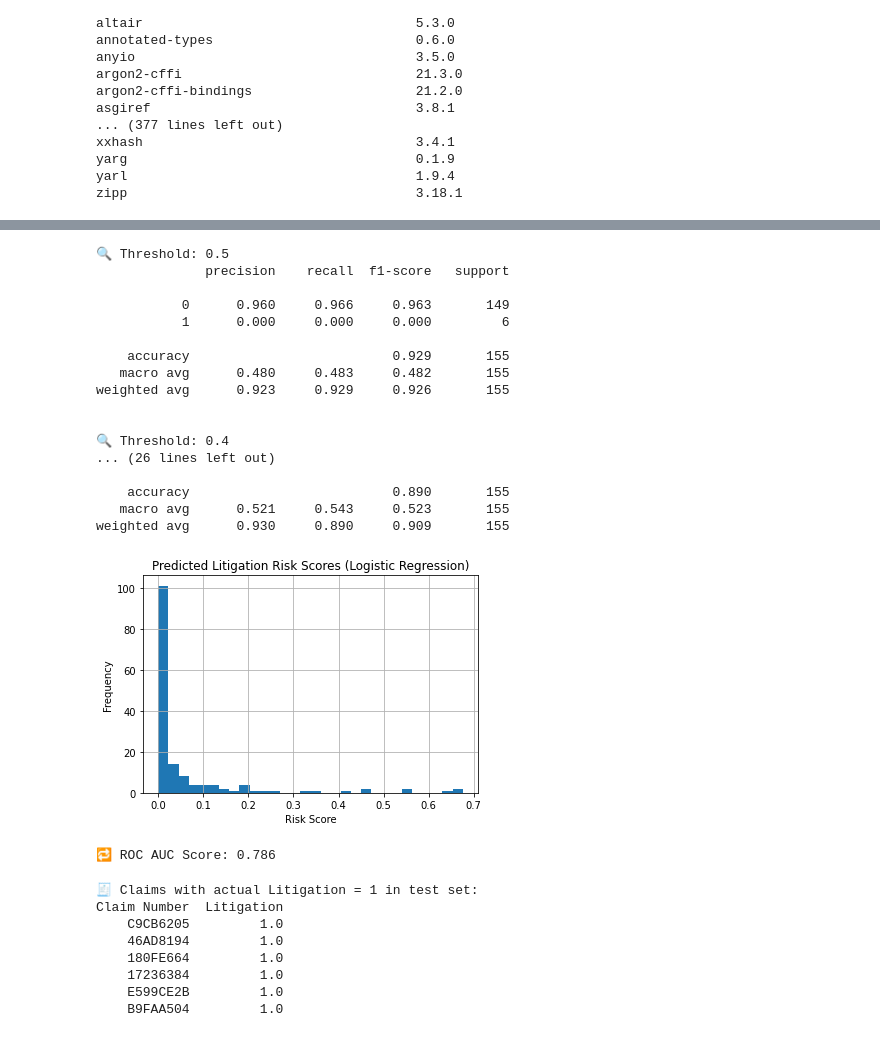
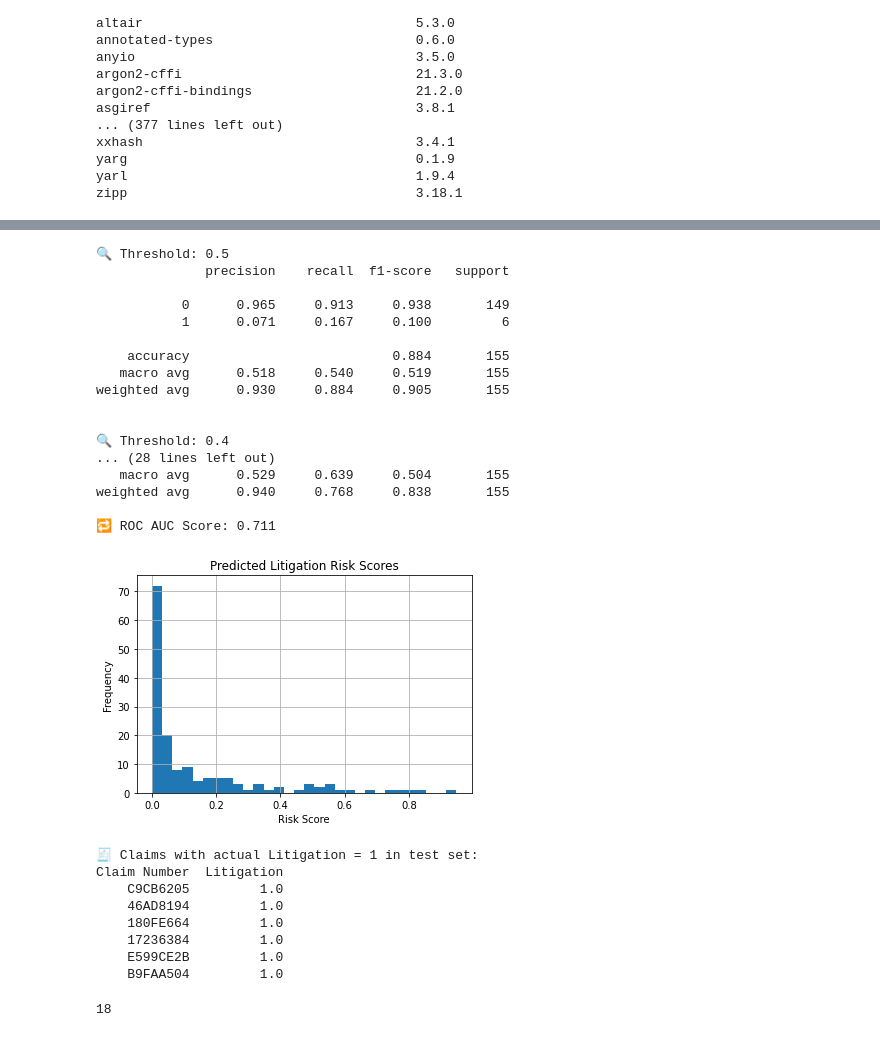
Before and after one commit to sujay1990-vm/vm-GenAI_BI, a Jupyter notebook: litigation_model.ipynb, the cells around one changed output, grey strips where cells are left out. Drawn from its saved outputs; the diff is of its cells as text; code cells hidden in the pictures.

```diff
--- a/litigation_model.ipynb
+++ b/litigation_model.ipynb
@@ -138,13 +144,13 @@ model = joblib.load("logreg_litigation_model.pkl")
 feature_columns = joblib.load("logreg_columns.pkl")
 
 
-# === Load dataset and test claim IDs ===
+# === Load test claim IDs and dataset ===
+test_ids = pd.read_csv("test_claim_ids.csv")["Claim Number"].tolist()
 df = pd.read_csv("claims_with_notes.csv")
 df = df.rename(columns={"Litigation ": "Litigation"})
 df["Litigation"] = df["Litigation"].map({"Yes": 1, "No": 0})
-test_ids = pd.read_csv("test_claim_ids.csv")["Claim Number"].tolist()
 
-# Define feature columns
+# === Define feature columns ===
 text_cols = [
     'Loss cause', 'Loss Location State', 'Vehicle Make', 'Vehicle Model',
     'Damage Description', 'Claim Status', 'Medical & Injury Documentation',
@@ -154,59 +160,55 @@ text_cols = [
 num_cols = ['Vehicle Year', 'Repair Estimate', 'Repair Bill', 'Medical bill', 'Total Claim Bill']
 feature_cols = text_cols + num_cols
 
-# === Filter + fill test data ===
+# === Filter and fill test set ===
 df_test = df[df["Claim Number"].isin(test_ids)].copy()
 df_test = df_test.dropna(subset=["Litigation"])
 for col in num_cols:
     df_test[col] = df_test[col].fillna(df[col].median())
 for col in text_cols:
     valid_choices = df[col].dropna().unique()
     df_test[col] = df_test[col].apply(lambda x: random.choice(valid_choices) if pd.isna(x) else x)
 
-# === One-hot encode test data ===
-X_test_encoded = pd.get_dummies(df_test[feature_cols], columns=text_cols)
-X_test_encoded = X_test_encoded.reindex(columns=feature_columns, fill_value=0)
+# === Predict directly using full pipeline ===
+X_test = df_test[feature_cols]
 y_test = df_test["Litigation"].astype(int)
+y_probs = model.predict_proba(X_test)[:, 1]
 
-# === Predict probabilities and evaluate ===
-y_probs = model.predict_proba(X_test_encoded)[:, 1]
-
-# === Threshold tuning
+# === Evaluate across thresholds ===
 for t in [0.5, 0.4, 0.3, 0.2]:
     print(f"\n🔍 Threshold: {t}")
     y_pred = (y_probs >= t).astype(int)
     print(classification_report(y_test, y_pred, digits=3))
 
-# === Visualize risk score distribution
+# === AUC Score
+print("🔁 ROC AUC Score:", round(roc_auc_score(y_test, y_probs), 3))
+
+# === Optional: Visualize risk scores
 plt.hist(y_probs, bins=30)
-plt.title("Predicted Litigation Risk Scores (Logistic Regression)")
+plt.title("Predicted Litigation Risk Scores")
 plt.xlabel("Risk Score")
 plt.ylabel("Frequency")
 plt.grid(True)
 plt.show()
-
-# === AUC Score
-print("🔁 ROC AUC Score:", round(roc_auc_score(y_test, y_probs), 3))
 # %% [output]
 🔍 Threshold: 0.5
               precision    recall  f1-score   support
 
-           0      0.960     0.966     0.963       149
-           1      0.000     0.000     0.000         6
+           0      0.965     0.913     0.938       149
+           1      0.071     0.167     0.100         6
 
-    accuracy                          0.929       155
-   macro avg      0.480     0.483     0.482       155
-weighted avg      0.923     0.929     0.926       155
+    accuracy                          0.884       155
+   macro avg      0.518     0.540     0.519       155
+weighted avg      0.930     0.884     0.905       155
 
 
 🔍 Threshold: 0.4
-... (26 lines left out)
+... (28 lines left out)
+   macro avg      0.529     0.639     0.504       155
+weighted avg      0.940     0.768     0.838       155
 
-    accuracy                          0.890       155
-   macro avg      0.521     0.543     0.523       155
-weighted avg      0.930     0.890     0.909       155
+🔁 ROC AUC Score: 0.711
-[figure, old version]
+[figure, new version]
-🔁 ROC AUC Score: 0.786
 # %%
 
 
@@ -226,0 +240,4 @@ Claim Number  Litigation
+# %%
+convert_risk_score_to_percent(0.024)
+# %% [output]
+18
```
Also changed, not shown: parts of 3 cells of this notebook, 2 other files.
